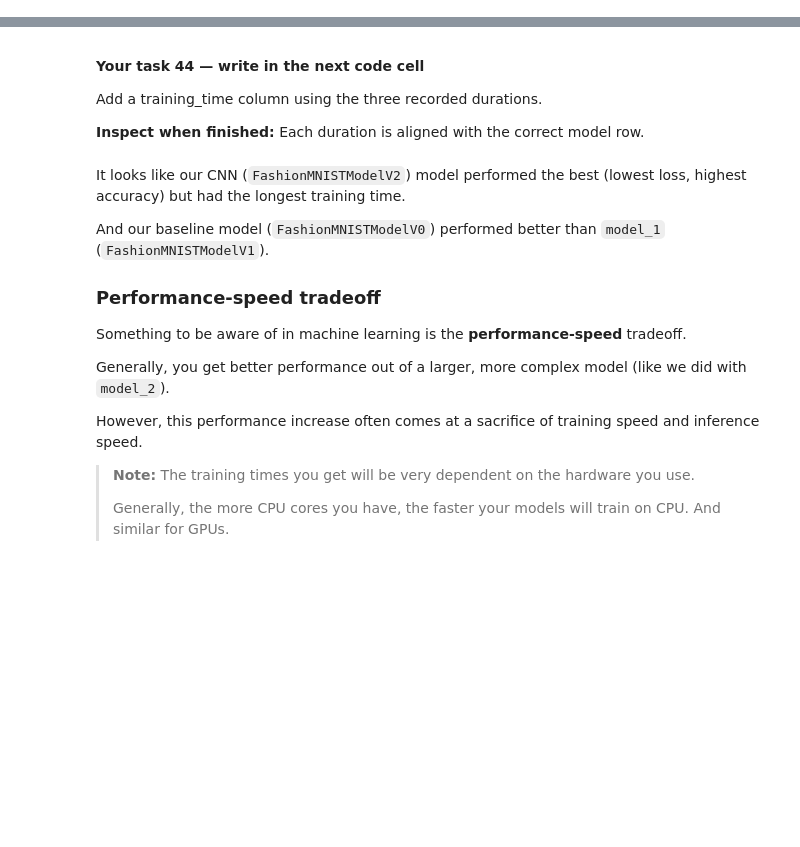
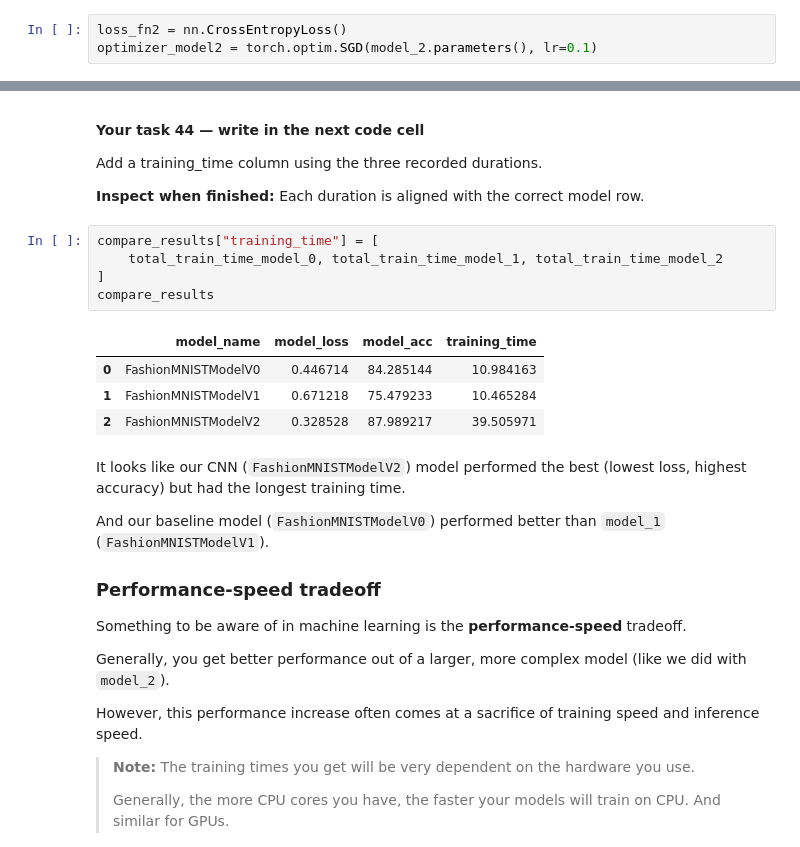
Before and after one commit to GyDeen/PyTorch-DeepLearning, a Jupyter notebook: 03_pytorch_computer_vision.ipynb, the cells around one changed output, grey strips where cells are left out. Cells and saved outputs as stored; diff of their text form; blank space fills up the shorter version.

```diff
--- a/03_pytorch_computer_vision.ipynb
+++ b/03_pytorch_computer_vision.ipynb
@@ -1382,6 +1603,9 @@ And `torch.optim.SGD()` as the optimizer to optimize `model_2.parameters()` with
 Create CrossEntropyLoss and SGD with learning rate 0.1 for model_2.
 
 **Inspect when finished:** The optimizer references the CNN's parameters.
+# %%
+loss_fn2 = nn.CrossEntropyLoss()
+optimizer_model2 = torch.optim.SGD(model_2.parameters(), lr=0.1)
 # %% [markdown]
 ### 7.4 Training and testing `model_2` using our training and test functions
 
@@ -1467,6 +1719,16 @@ We can add the training time values too.
 Add a training_time column using the three recorded durations.
 
 **Inspect when finished:** Each duration is aligned with the correct model row.
+# %%
+compare_results["training_time"] = [
+    total_train_time_model_0, total_train_time_model_1, total_train_time_model_2
+]
+compare_results
+# %% [output]
+|  | model_name | model_loss | model_acc | training_time |
+| 0 | FashionMNISTModelV0 | 0.446714 | 84.285144 | 10.984163 |
+| 1 | FashionMNISTModelV1 | 0.671218 | 75.479233 | 10.465284 |
+| 2 | FashionMNISTModelV2 | 0.328528 | 87.989217 | 39.505971 |
 # %% [markdown]
 It looks like our CNN (`FashionMNISTModelV2`) model performed the best (lowest loss, highest accuracy) but had the longest training time.
 
```
Also changed, not shown: parts of 39 cells of this notebook.
